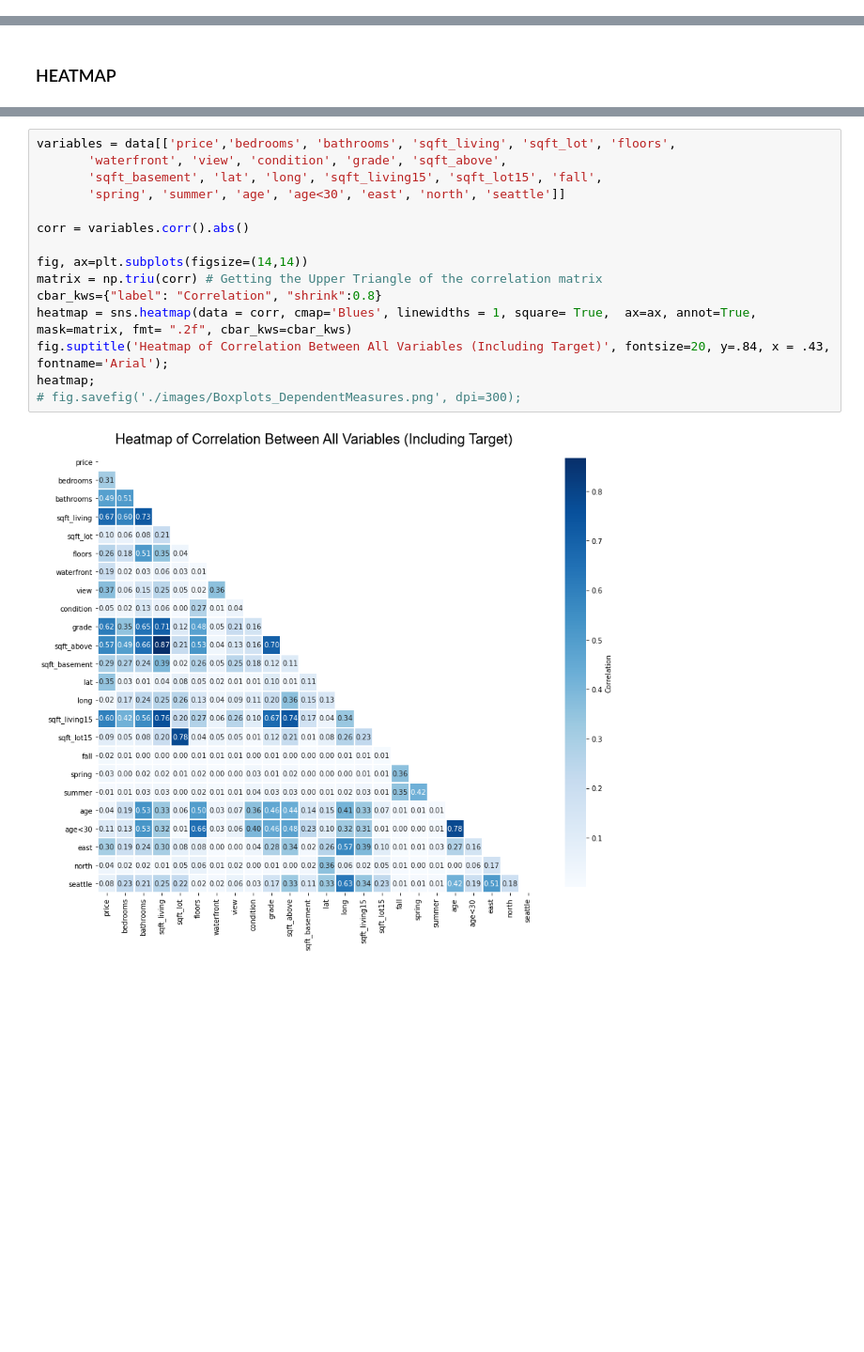
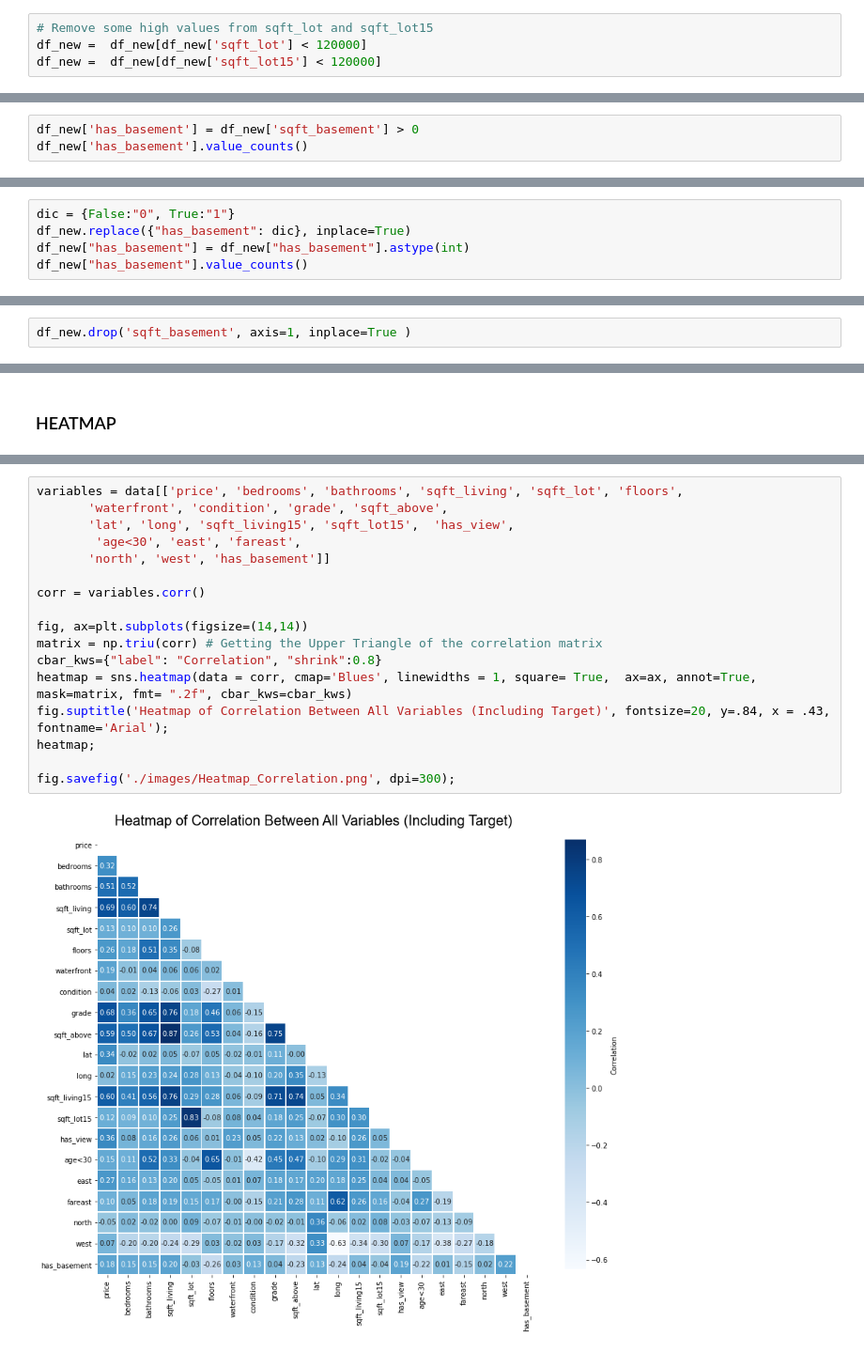
Before and after one commit to erdemiraysu/KingCounty_House_Sales_Regression, a Jupyter notebook: student.ipynb, the cells around one changed output, grey strips where cells are left out. Shown at 94% size. Cells and saved outputs as stored; diff of their text form; blank space fills up the shorter version.

```diff
--- a/student.ipynb
+++ b/student.ipynb
@@ -894,0 +995,4 @@ df_new.shape
+# %%
+# Remove some high values from sqft_lot and sqft_lot15
+df_new =  df_new[df_new['sqft_lot'] < 120000]
+df_new =  df_new[df_new['sqft_lot15'] < 120000]
@@ -894,0 +1014,3 @@ df_new.shape
+# %%
+df_new['has_basement'] = df_new['sqft_basement'] > 0
+df_new['has_basement'].value_counts()
@@ -894,0 +1021,5 @@ df_new.shape
+# %%
+dic = {False:"0", True:"1"}
+df_new.replace({"has_basement": dic}, inplace=True)
+df_new["has_basement"] = df_new["has_basement"].astype(int)
+df_new["has_basement"].value_counts()
@@ -894,0 +1041,2 @@ df_new.shape
+# %%
+df_new.drop('sqft_basement', axis=1, inplace=True )
@@ -934,17 +1099,19 @@ Index(['price', 'bedrooms', 'bathrooms', 'sqft_living', 'sqft_lot', 'floors',
 # %%
-variables = data[['price','bedrooms', 'bathrooms', 'sqft_living', 'sqft_lot', 'floors',
-       'waterfront', 'view', 'condition', 'grade', 'sqft_above',
-       'sqft_basement', 'lat', 'long', 'sqft_living15', 'sqft_lot15', 'fall',
-       'spring', 'summer', 'age', 'age<30', 'east', 'north', 'seattle']]
+variables = data[['price', 'bedrooms', 'bathrooms', 'sqft_living', 'sqft_lot', 'floors',
+       'waterfront', 'condition', 'grade', 'sqft_above',
+       'lat', 'long', 'sqft_living15', 'sqft_lot15',  'has_view',
+        'age<30', 'east', 'fareast',
+       'north', 'west', 'has_basement']]
 
-corr = variables.corr().abs()
+corr = variables.corr()
 
 fig, ax=plt.subplots(figsize=(14,14))
 matrix = np.triu(corr) # Getting the Upper Triangle of the correlation matrix
 cbar_kws={"label": "Correlation", "shrink":0.8}
 heatmap = sns.heatmap(data = corr, cmap='Blues', linewidths = 1, square= True,  ax=ax, annot=True, mask=matrix, fmt= ".2f", cbar_kws=cbar_kws)
 fig.suptitle('Heatmap of Correlation Between All Variables (Including Target)', fontsize=20, y=.84, x = .43, fontname='Arial');
 heatmap;
-# fig.savefig('./images/Boxplots_DependentMeasures.png', dpi=300);
+
+fig.savefig('./images/Heatmap_Correlation.png', dpi=300);
 # %% [output]
-[figure, old version]
+[figure, new version]
```
Also changed, not shown: parts of 261 cells of this notebook.
